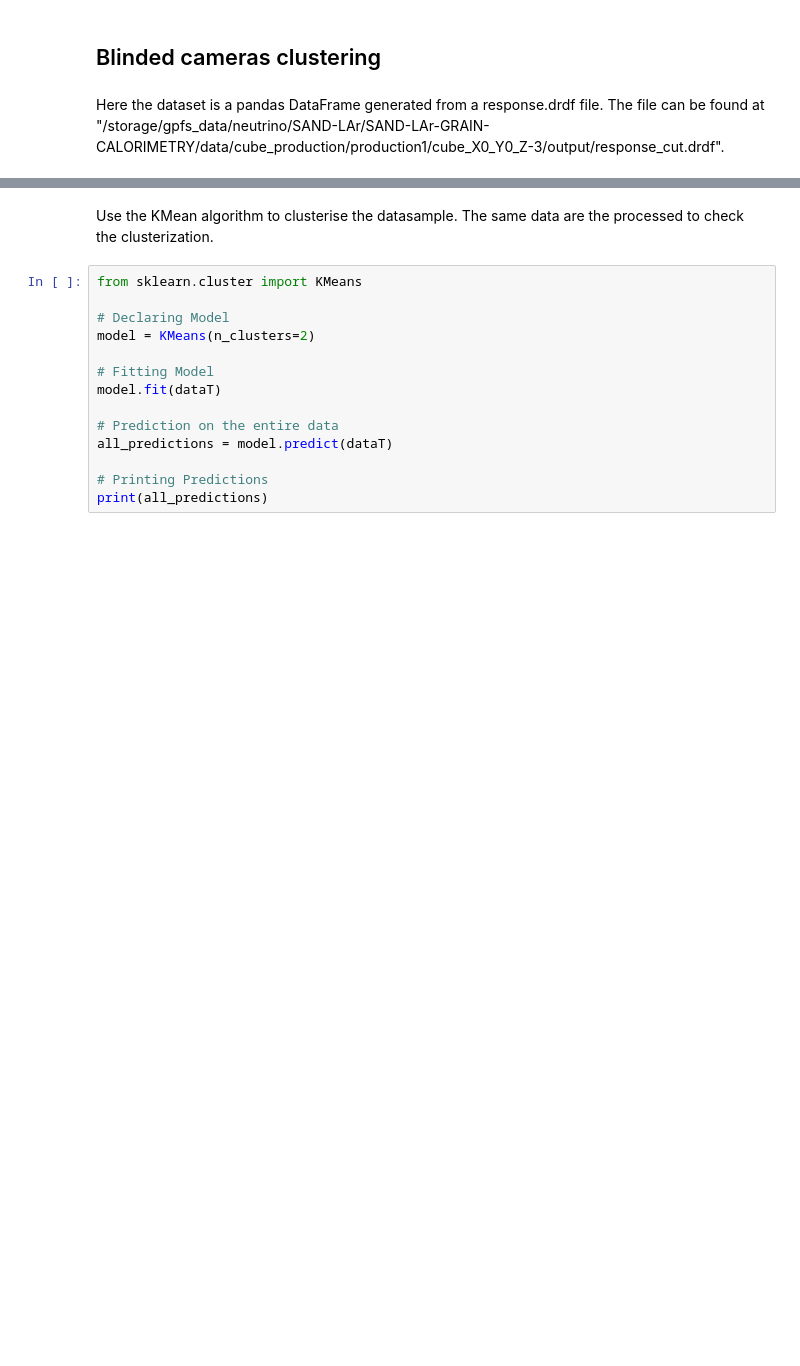
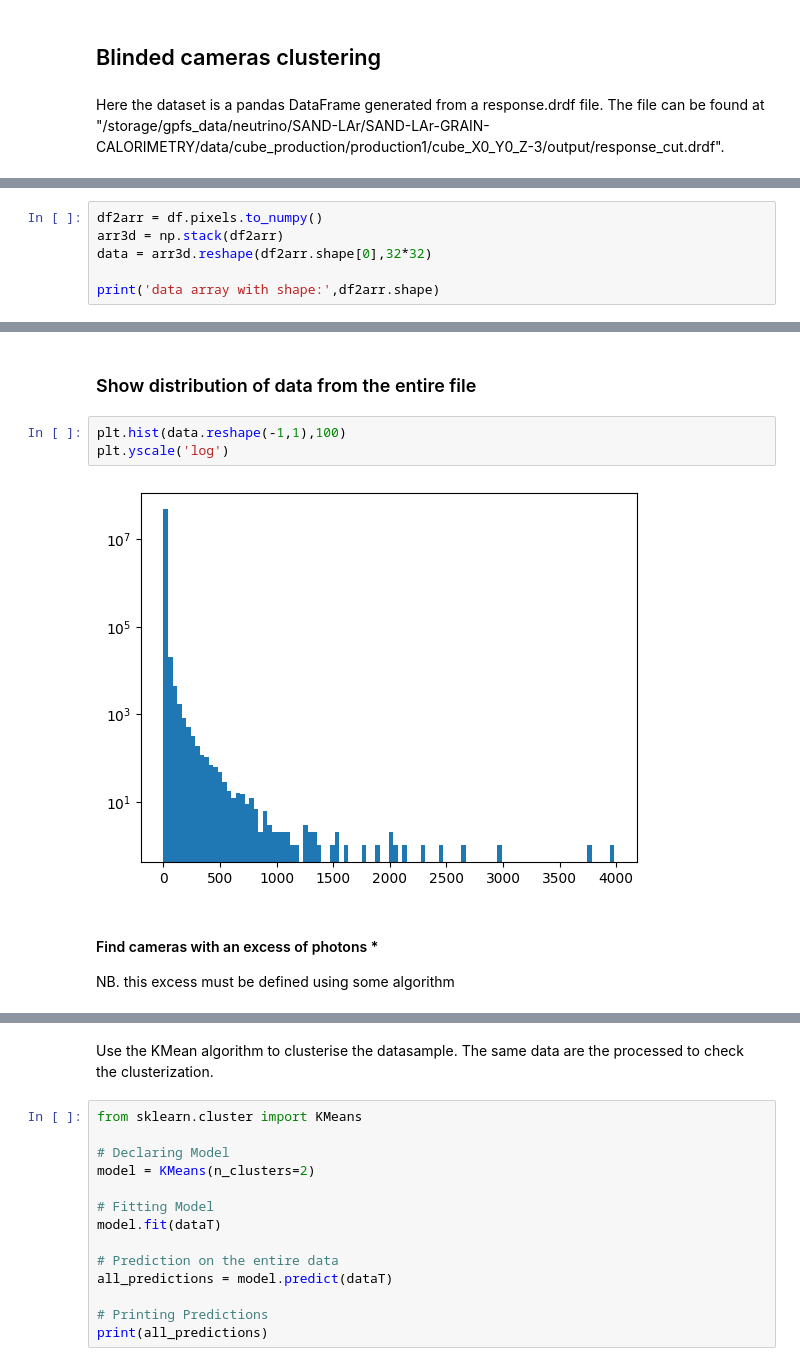
Before and after one commit to chiappo98/blinded_cameras, a Jupyter notebook: blinded clustering.ipynb, the cells around one changed output, grey strips where cells are left out. Drawn from its saved outputs; the diff is of its cells as text; blank space fills up the shorter version.

```diff
--- a/blinded clustering.ipynb
+++ b/blinded clustering.ipynb
@@ -63,0 +26,6 @@ print(dataT.shape)
+# %%
+df2arr = df.pixels.to_numpy()
+arr3d = np.stack(df2arr)
+data = arr3d.reshape(df2arr.shape[0],32*32)
+
+print('data array with shape:',df2arr.shape)
@@ -63,0 +48,10 @@ print(dataT.shape)
+# %% [markdown]
+### Show distribution of data from the entire file
+# %%
+plt.hist(data.reshape(-1,1),100)
+plt.yscale('log')
+# %% [output]
+[figure, added]
+# %% [markdown]
+#### Find cameras with an excess of photons *
+NB. this excess must be defined using some algorithm
```
Also changed, not shown: parts of 16 cells of this notebook.
